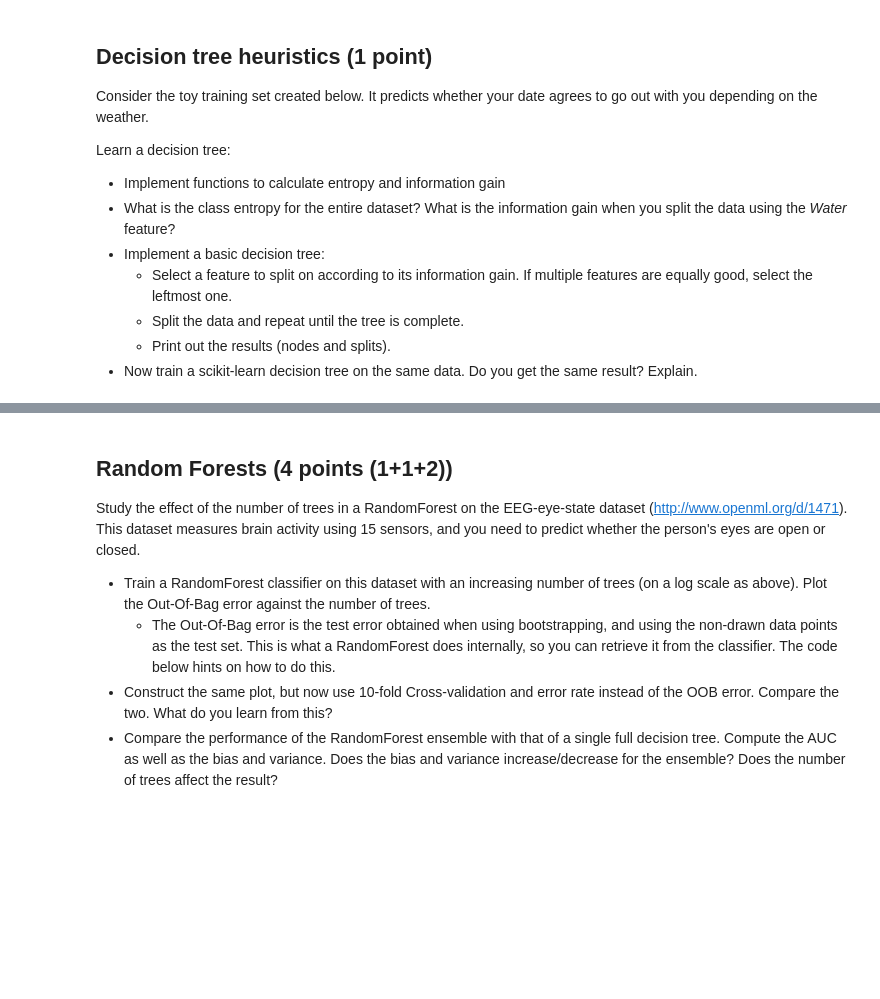
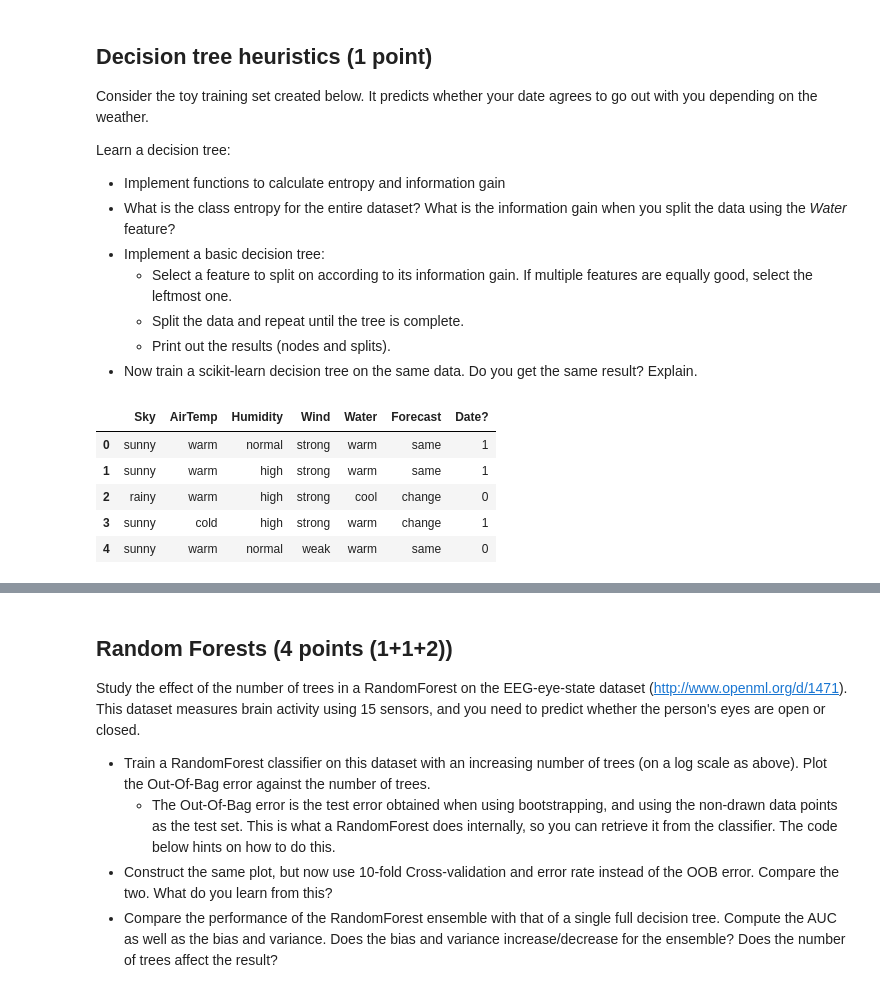
Before and after one commit to chinfang/tmp, a Jupyter notebook: Assignment 1_lcf.ipynb, the cells around one changed output, grey strips where cells are left out. Cells and saved outputs as stored; diff of their text form; code cells hidden in the pictures; blank space fills up the shorter version.

```diff
--- a/Assignment 1_lcf.ipynb
+++ b/Assignment 1_lcf.ipynb
@@ -292,11 +389,19 @@ Learn a decision tree:
 # %%
 df = pd.DataFrame({"Sky":['sunny','sunny','rainy','sunny','sunny'],
                    "AirTemp":['warm','warm','warm','cold','warm'],
                    "Humidity":['normal','high','high','high','normal'],
                    "Wind":['strong','strong','strong','strong','weak'],
                    "Water":['warm','warm','cool','warm','warm'],
                    "Forecast":['same','same','change','change','same'],
                    "Date?":['yes','yes','no','yes','no']
                    });
 df = df[['Sky', 'AirTemp', 'Humidity', 'Wind', 'Water', 'Forecast', 'Date?']] # Fix column ordering
+df["Date?"] = df["Date?"].apply(lambda date: 0 if date == 'no' else 1)
 df # print
+# %% [output]
+|  | Sky | AirTemp | Humidity | Wind | Water | Forecast | Date? |
+| 0 | sunny | warm | normal | strong | warm | same | 1 |
+| 1 | sunny | warm | high | strong | warm | same | 1 |
+| 2 | rainy | warm | high | strong | cool | change | 0 |
+| 3 | sunny | cold | high | strong | warm | change | 1 |
+| 4 | sunny | warm | normal | weak | warm | same | 0 |
```
Also changed, not shown: parts of 14 cells of this notebook.
